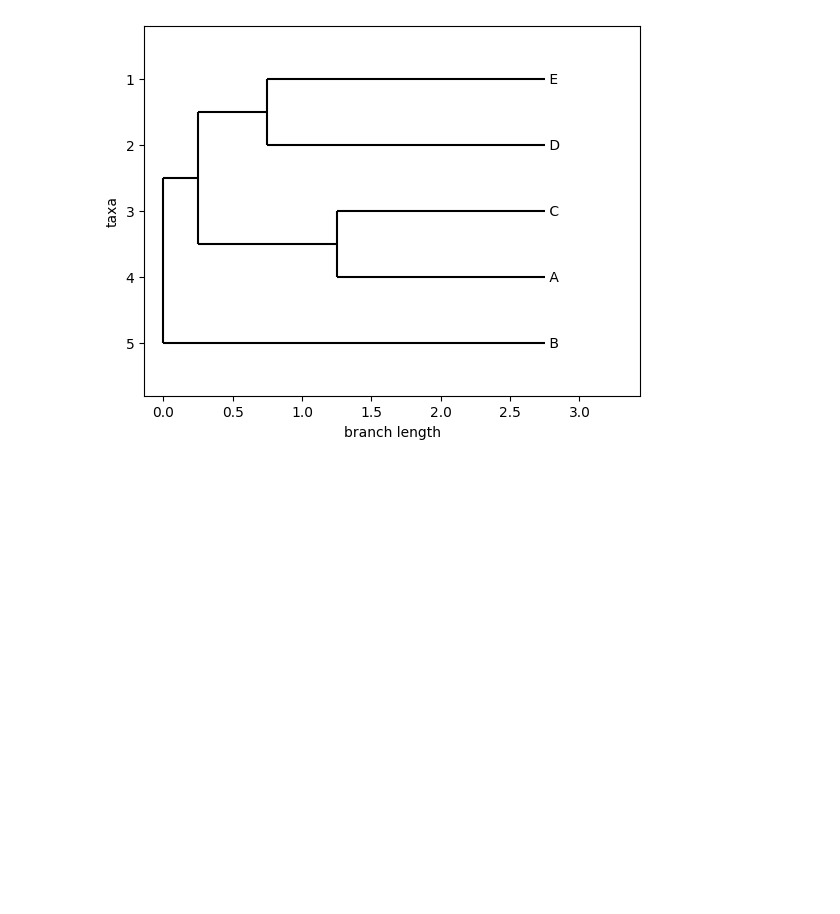
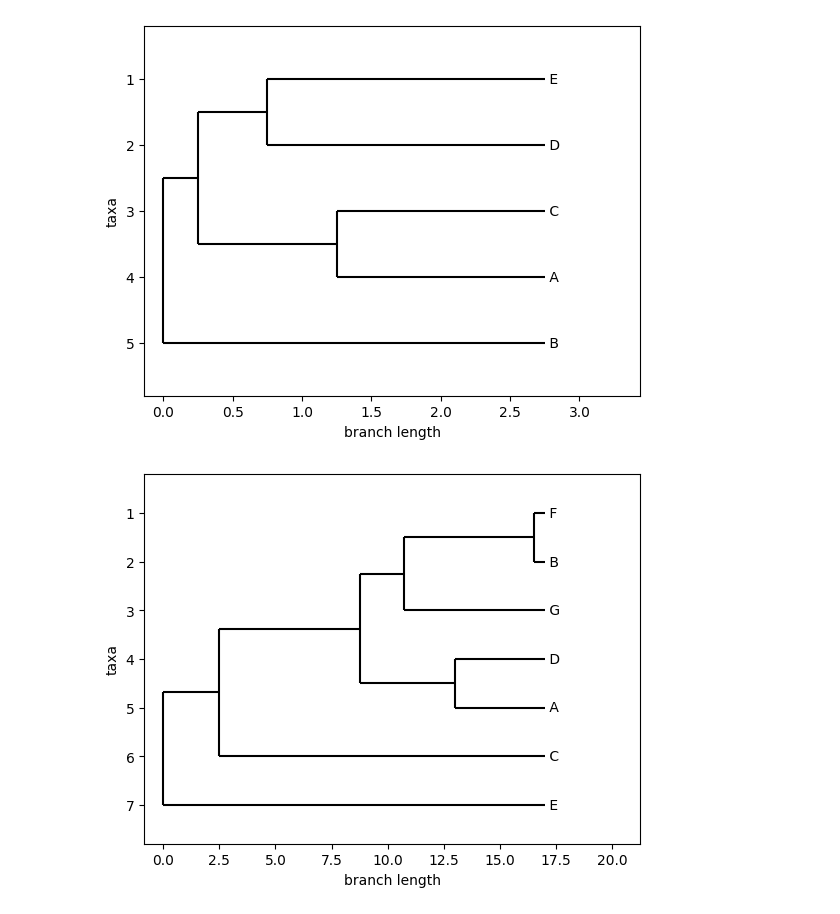
Before and after one commit to LechlechLatifa/Reconstruction-algorithms-phylogenetic-trees, a Jupyter notebook: upgma_algorithm.ipynb, the cells around one changed output. Cells and saved outputs as stored; diff of their text form; code cells hidden in the pictures; blank space fills up the shorter version.

Commit message:
add example upgma and create new file for NJ algorithm

```diff
--- a/upgma_algorithm.ipynb
+++ b/upgma_algorithm.ipynb
@@ -32,3 +50,6 @@ def  mismatche_matrix(seq_list, seq_names):
+# %%
+def mismatche_matrix_to_df(mismatch_m,seq_names):
+    return pd.DataFrame(data=mismatch_m, columns=seq_names ,index=seq_names)
 # %%
 # This function return Minimum value greater than 0 in a dataframe
 def min_val_index_df(df):
@@ -52,7 +73,8 @@ def cal_cluster_distance(df,df_copy,new_cluster_name):
         cluster_missmatch_socre.append(distance)
     return cluster_missmatch_socre
 # %%
-def construct_tree(df):
+def construct_tree(mismatch_m,seq_names):
+    df = mismatche_matrix_to_df(mismatch_m,seq_names)
     dict_tree_newick_format = {}
     df_copy = df.copy()
     while len(df_copy) > 1 :
@@ -111,3 +133,9 @@ def upgma_algorithm(seq_list,seq_names):
+# %%
+def plot_tree(tree_newick_format):
+    # Read the tree from the Newick format string
+    tree = Phylo.read(StringIO(tree_newick_format), "newick")
+    # Plot the tree
+    Phylo.draw(tree)
 # %% [markdown]
 ---
 # %%
@@ -133,2 +158,16 @@ Phylo.draw(tree)
 # %% [output]
 [figure]
+# %%
+example_2 =[[0,19,27,8,33,18,13],
+    [19,0,31,18,36,1,13],
+    [27,31,0,26,41,32,29],
+    [8,18,26,0,31,17,14],
+    [33,36,41,31,0,35,28],
+    [18,1,32,17,35,0,12],
+    [13,13,29,14,28,12,0]]
+seq_names = ['A','B','C','D','E','F','G']
+tree_newick_format_example_2 = construct_tree(example_2,seq_names)
+print(tree_newick_format_example_2)
+plot_tree(tree_newick_format_example_2)
+# %% [output]
+[figure, added]
```
Also changed, not shown: parts of 5 cells of this notebook, 1 other file.
